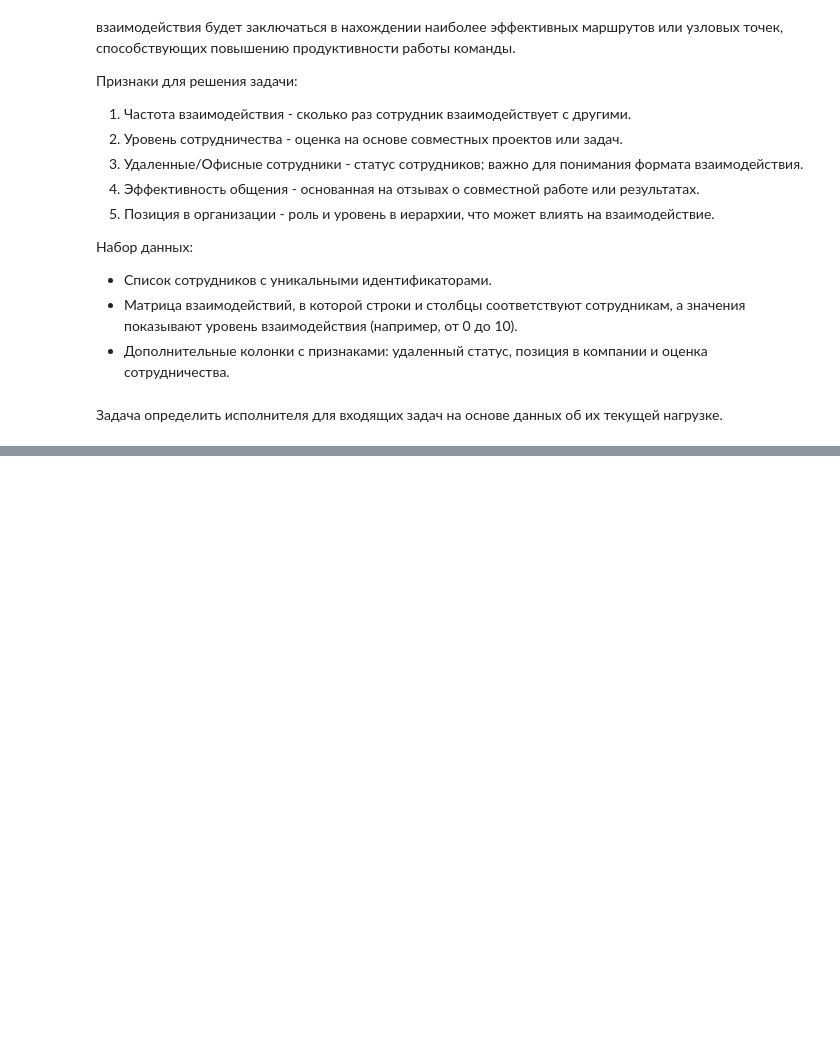
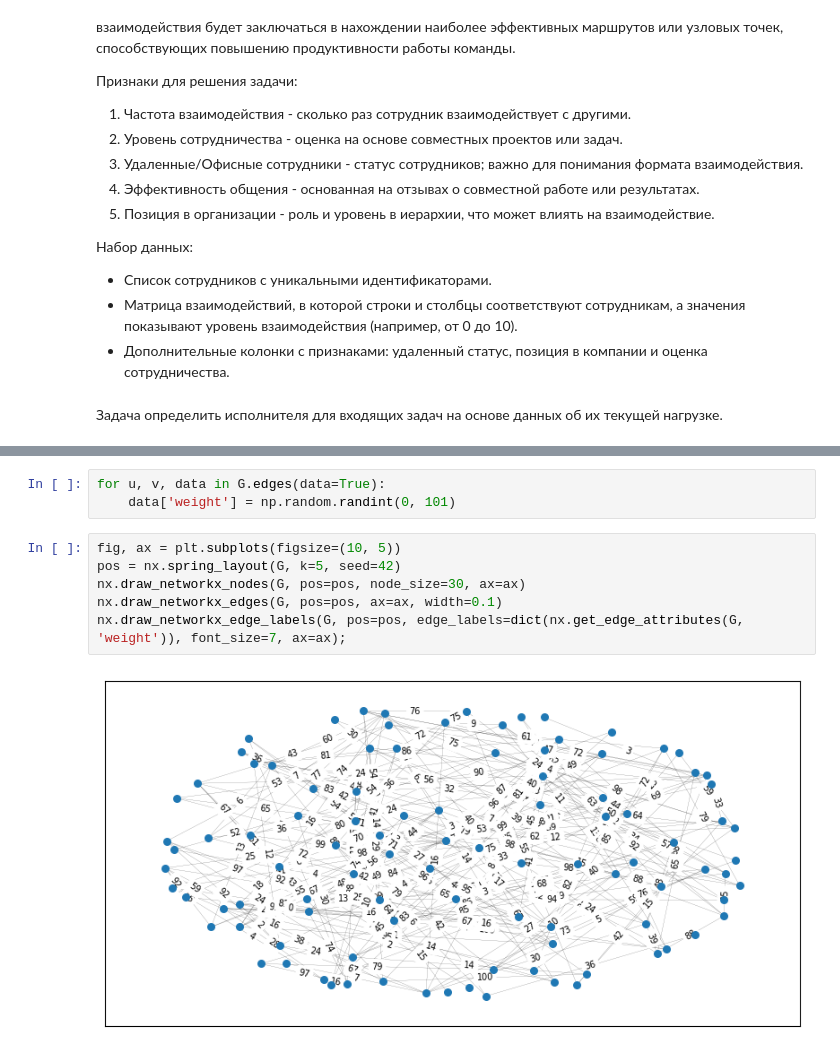
Before and after one commit to DelovayaK0lbasa/applied-graph-theory, a Jupyter notebook: Клевицкий_ИП.ipynb, the cells around one changed output, grey strips where cells are left out. Saved outputs shown, nothing was run; the diff lists cells and outputs as text; blank space fills up the shorter version.

```diff
--- a/Клевицкий_ИП.ipynb
+++ b/Клевицкий_ИП.ipynb
@@ -171,0 +34,11 @@ print("Синтетические данные успешно сгенериро
+# %%
+for u, v, data in G.edges(data=True):
+    data['weight'] = np.random.randint(0, 101)
+# %%
+fig, ax = plt.subplots(figsize=(10, 5))
+pos = nx.spring_layout(G, k=5, seed=42)
+nx.draw_networkx_nodes(G, pos=pos, node_size=30, ax=ax)
+nx.draw_networkx_edges(G, pos=pos, ax=ax, width=0.1)
+nx.draw_networkx_edge_labels(G, pos=pos, edge_labels=dict(nx.get_edge_attributes(G, 'weight')), font_size=7, ax=ax);
+# %% [output]
+[figure, added]
```
Also changed, not shown: parts of 12 cells of this notebook.
